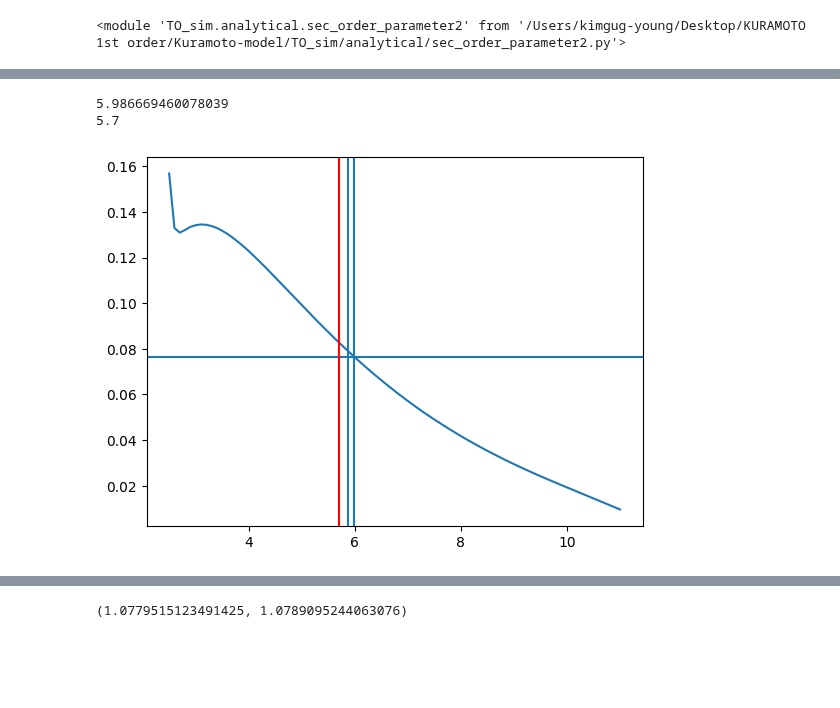
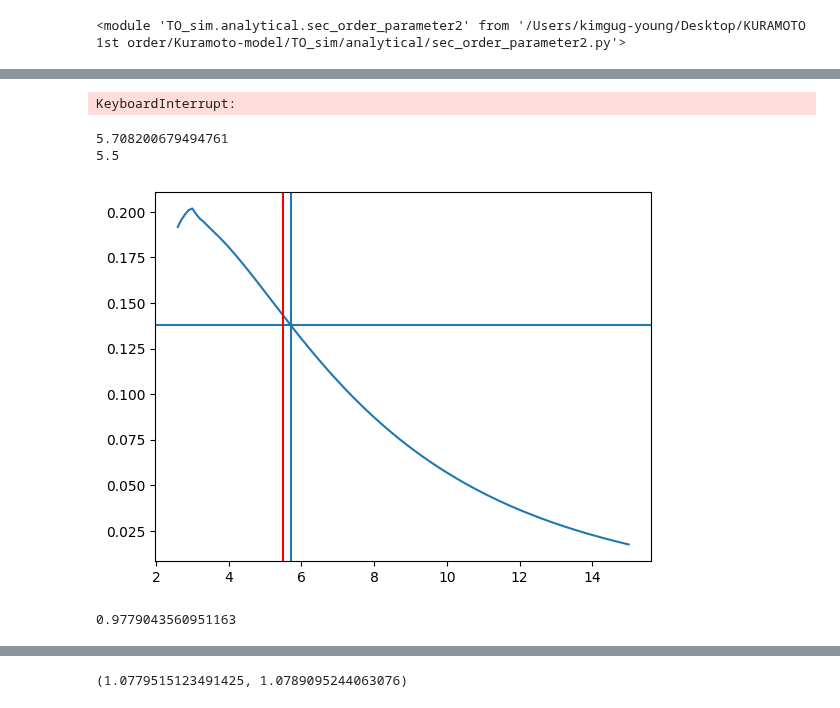
Before and after one commit to Gug-Young/Kuramoto-model, a Jupyter notebook: 231116 shift_O check.ipynb, the cells around one changed output, grey strips where cells are left out. Drawn from its saved outputs; the diff is of its cells as text; code cells hidden in the pictures; blank space fills up the shorter version.

Commit message:
KM phase diagram

```diff
--- a/231116 shift_O check.ipynb
+++ b/231116 shift_O check.ipynb
@@ -58,12 +58,14 @@ def get_shift2(O_0,shift_O):
     return F_shift,F_OR
 # %%
 K_ = np.linspace(0,15,1000)
+# %%
+m = 5
+F_RMd,F_RMu,F_R0d,F_R0u =  OSP2.Make_R_function(m)
 # %%
-m = 5.4
-F_RMd,F_RMu,F_R0d,F_R0u =  OSP2.Make_R_function(m)
+
 N = 1000
-K = 5.7
-Qsimul = QSIM.Q_Norm_simul(N,K=K,m = m,t_end=2000,start_p=True,seed=6)
+K = 5.5
+Qsimul = QSIM.Q_Norm_simul(N,K=K,m = m,t_end=15000,start_p=True,seed=6)
 
 sol = Qsimul.solve()
 # %%
@@ -195,6 +276,8 @@ F_R2u = interpolate.interp1d(Ks,A_r2u,kind='linear',bounds_error=False)
 # %%
 Theta_last = Qsimul.Theta_last
 TLO_back_info = Qsimul.TLO_back(Theta_last,K)
+# %% [output]
+KeyboardInterrupt:
 # %%
 Ks_back = TLO_back_info['Ks']
 r_info_back = TLO_back_info['r_info']
@@ -204,12 +287,16 @@ O_ps = cluster_info_back['max_O+'].to_numpy(float)
 # %%
 plt.plot(df_m['r+_ul'])
 plt.axhline(rp)
 plt.axvline(I_R2u(rp))
-plt.axvline(I_R2u(r_info_back['r+'].to_numpy(float)[-1]))
+# plt.axvline(I_R2u(r_info_back['r+'].to_numpy(float)[-1]))
 plt.axvline(K,color='red')
 print(I_R2u(rp))
 print(K)
 # %% [output]
-5.986669460078039
-5.7
+5.708200679494761
+5.5
-[figure, old version]
+[figure, new version]
+# %%
+O_O
+# %% [output]
+0.9779043560951163
```
Also changed, not shown: parts of 25 cells of this notebook, 3 other files.
